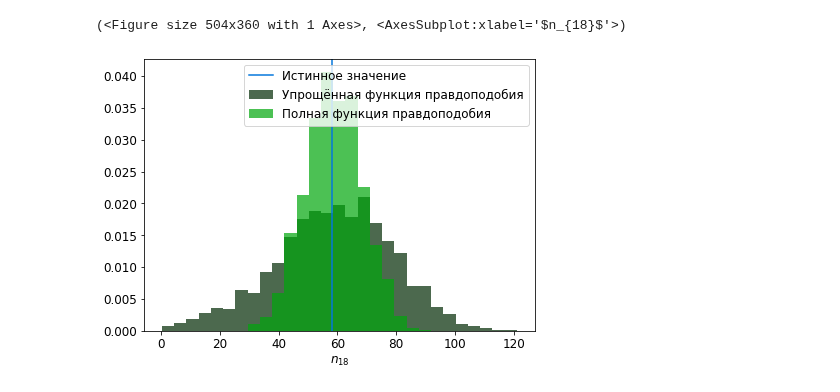
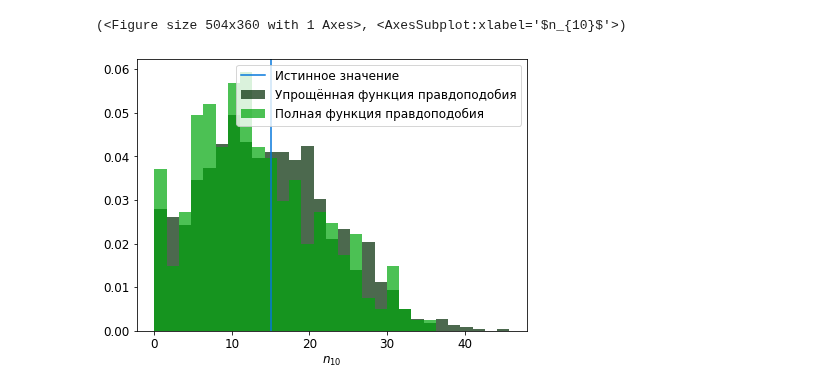
Before and after one commit to nj-vs-vh/master-thesis, a Jupyter notebook: notebooks/cascaded_mcmc.ipynb, the cells around one changed output. Cells and saved outputs as stored; diff of their text form; code cells hidden in the pictures.

Commit message:
cascaded mcmc fin

```diff
--- a/notebooks/cascaded_mcmc.ipynb
+++ b/notebooks/cascaded_mcmc.ipynb
@@ -74,3 +70,5 @@ result_preliminary = mcmc.run_mcmc(
         # debug_acceptance_fraction_each=500,
     )
 )
+# %%
+tau = result_preliminary.sampler.get_autocorr_time(quiet=True).mean()
@@ -77,5 +85,5 @@ result_preliminary = mcmc.run_mcmc(
 # %%
-n_walkers_final = 512
+n_walkers_final = 128
 
 init_pts = mcmc.extract_independent_sample(result_preliminary.sampler, desired_sample_size=n_walkers_final)
 # %%
@@ -85,7 +93,7 @@ result = mcmc.run_mcmc(
     L=L,
     config=mcmc.SamplingConfig(
         n_walkers=n_walkers_final,
-        n_samples=1000,
+        n_samples=4 * tau,
         progress_bar=True,
         starting_points_strategy='given',
     )
@@ -122,0 +101,3 @@ relmod()
+# %%
+sample_preliminary = mcmc.extract_independent_sample(result_preliminary.sampler, tau_override=tau, debug=True)
+sample = mcmc.extract_independent_sample(result.sampler, tau_override=tau, debug=True)
@@ -123,10 +124,11 @@ relmod()
 # %%
 dec_plots.plot_bayesian_mean_estimation_in_bin(
     n_vec,
     [sample_preliminary, sample],
     ['Упрощённая функция правдоподобия', 'Полная функция правдоподобия'],
-    18,
+    10,
+    filename=None  # 'simplified-and-true-likelihood-comparison'
 )
 # %% [output]
-(<Figure size 504x360 with 1 Axes>, <AxesSubplot:xlabel='$n_{18}$'>)
+(<Figure size 504x360 with 1 Axes>, <AxesSubplot:xlabel='$n_{10}$'>)
-[figure, old version]
+[figure, new version]
```
Also changed, not shown: parts of 13 cells of this notebook, 6 other files.
